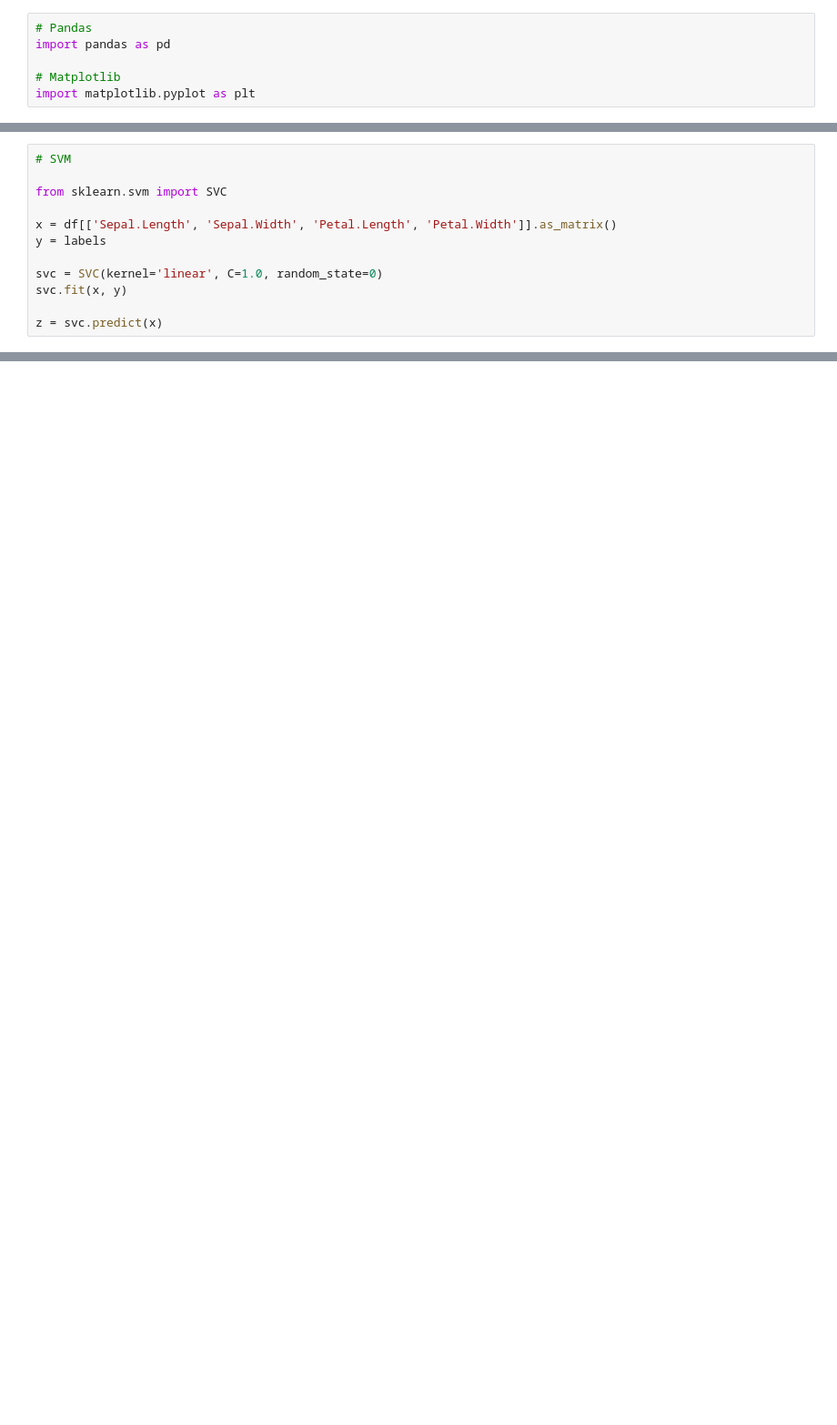
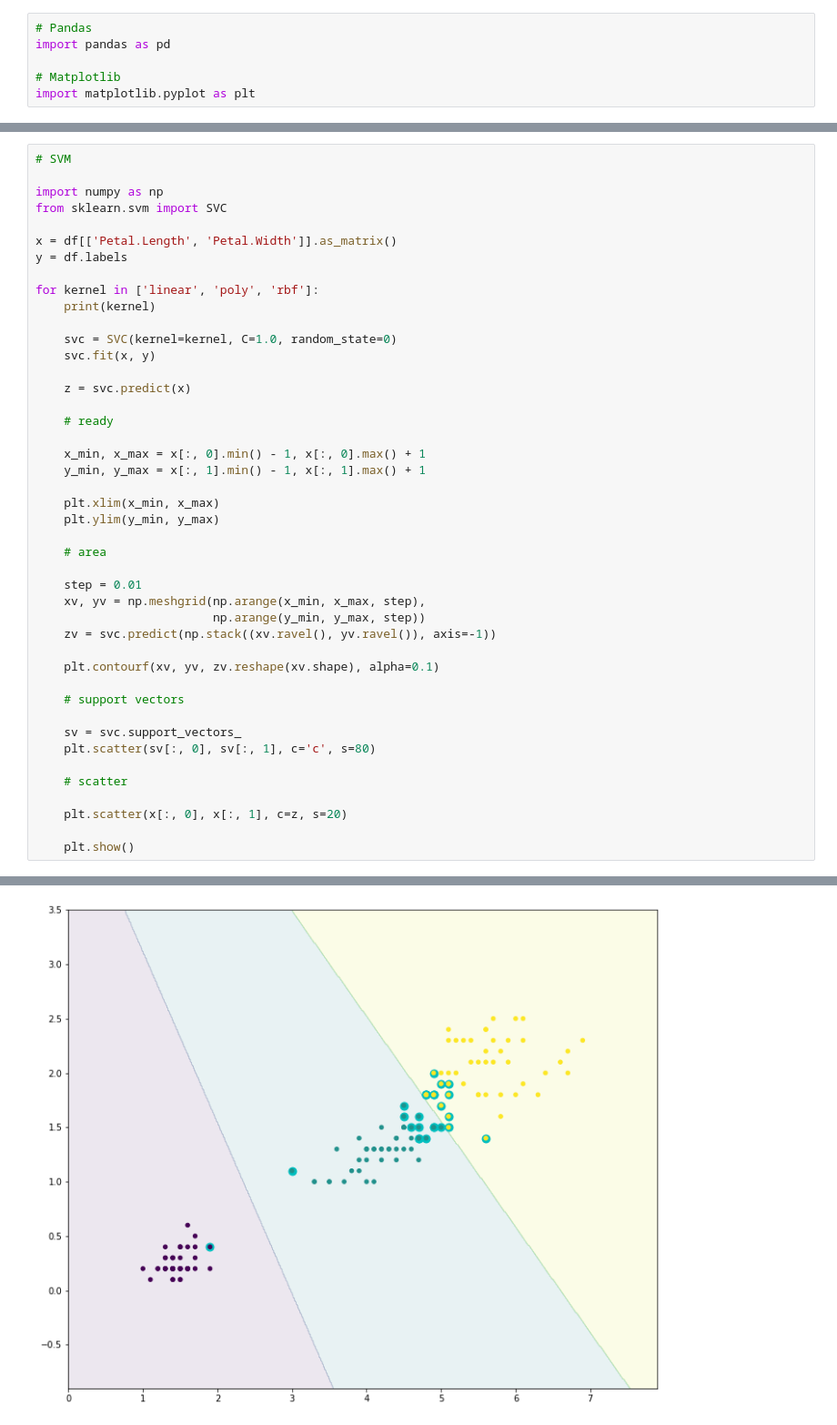
Before and after one commit to ahastudio/CodingLife, a Jupyter notebook: 20170617/scipy/ml.ipynb, the cells around one changed output, grey strips where cells are left out. Shown: that part at 91% size. Drawn from its saved outputs; the diff is of its cells as text; blank space fills up the shorter version.

```diff
--- a/20170617/scipy/ml.ipynb
+++ b/20170617/scipy/ml.ipynb
@@ -105,12 +111,0 @@ export_graphviz(tree,
-# %%
-# SVM
-
-from sklearn.svm import SVC
-
-x = df[['Sepal.Length', 'Sepal.Width', 'Petal.Length', 'Petal.Width']].as_matrix()
-y = labels
-
-svc = SVC(kernel='linear', C=1.0, random_state=0)
-svc.fit(x, y)
-
-z = svc.predict(x)
@@ -149,0 +112,45 @@ array([[ 5.1,  3.3,  1.7,  0.5],
+# %%
+# SVM
+
+import numpy as np
+from sklearn.svm import SVC
+
+x = df[['Petal.Length', 'Petal.Width']].as_matrix()
+y = df.labels
+
+for kernel in ['linear', 'poly', 'rbf']:
+    print(kernel)
+
+    svc = SVC(kernel=kernel, C=1.0, random_state=0)
+    svc.fit(x, y)
+
+    z = svc.predict(x)
+
+    # ready
+
+    x_min, x_max = x[:, 0].min() - 1, x[:, 0].max() + 1
+    y_min, y_max = x[:, 1].min() - 1, x[:, 1].max() + 1
+
+    plt.xlim(x_min, x_max)
+    plt.ylim(y_min, y_max)
+
+    # area
+
+    step = 0.01
+    xv, yv = np.meshgrid(np.arange(x_min, x_max, step),
+                         np.arange(y_min, y_max, step))
+    zv = svc.predict(np.stack((xv.ravel(), yv.ravel()), axis=-1))
+
+    plt.contourf(xv, yv, zv.reshape(xv.shape), alpha=0.1)
+
+    # support vectors
+
+    sv = svc.support_vectors_
+    plt.scatter(sv[:, 0], sv[:, 1], c='c', s=80)
+
+    # scatter
+
+    plt.scatter(x[:, 0], x[:, 1], c=z, s=20)
+
+    plt.show()
+# %% [output]
@@ -149,0 +158 @@ array([[ 5.1,  3.3,  1.7,  0.5],
+[figure, added]
```
Also changed, not shown: parts of 15 cells of this notebook, 1 other file.
